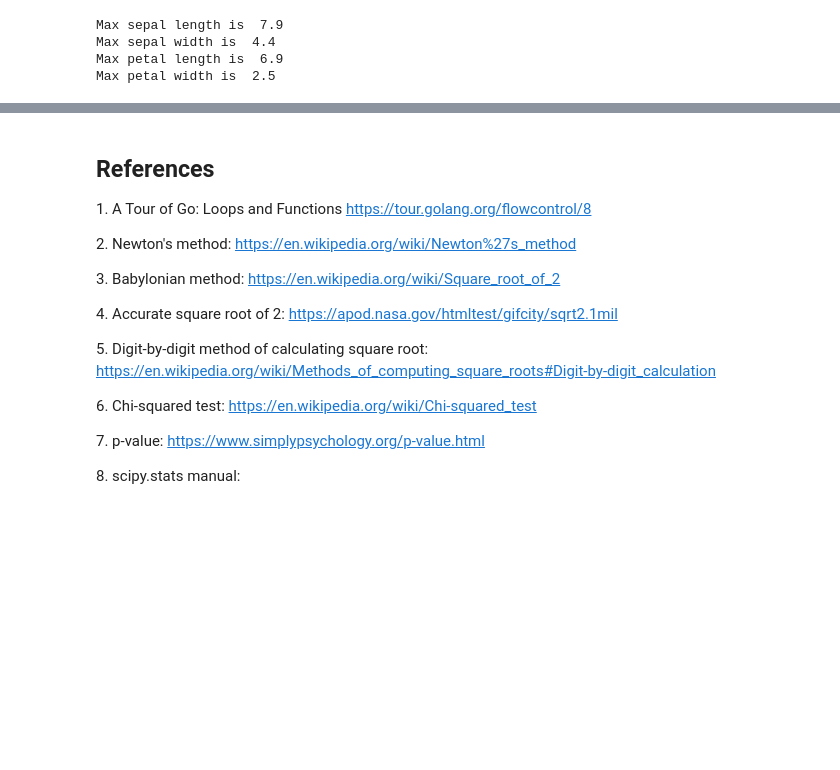
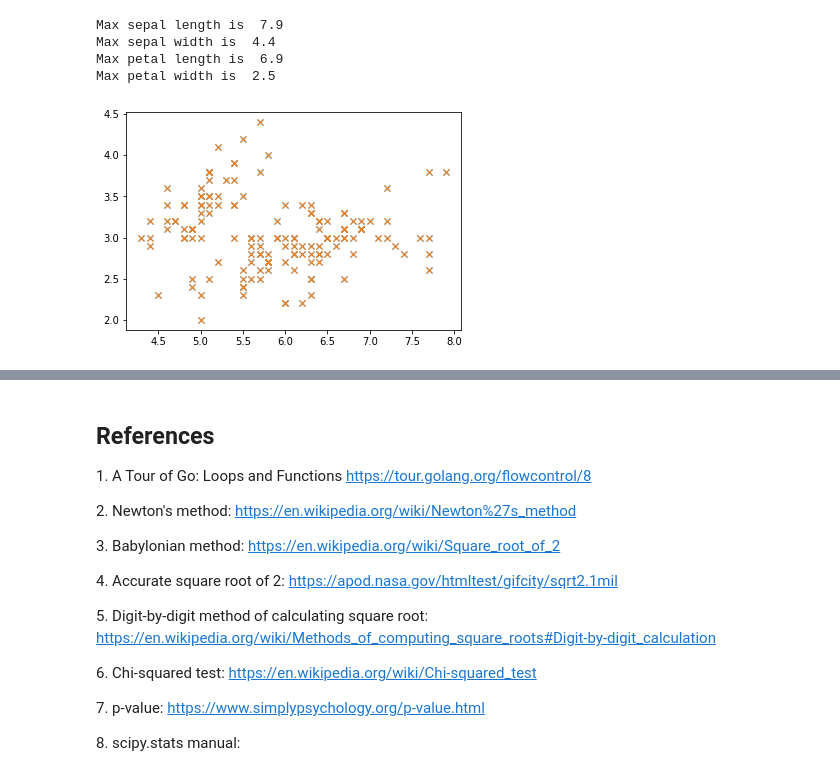
Before and after one commit to HFintan/MLS, a Jupyter notebook: Tasks.ipynb, the cells around one changed output, grey strips where cells are left out. Cells and saved outputs as stored; diff of their text form; code cells hidden in the pictures; blank space fills up the shorter version.

```diff
--- a/Tasks.ipynb
+++ b/Tasks.ipynb
@@ -806,3 +806,11 @@ Max sepal length is  7.9
 Max sepal width is  4.4
 Max petal length is  6.9
 Max petal width is  2.5
+# %%
+# Perform k-means fitting
+SLSW = np.array(Iris[['SepalLengthCm','SepalWidthCm']])
+#print(SLSW)
+plt.plot(SLSW[:,0], SLSW[:,1], 'x')
+plt.show()
+# %% [output]
+[figure, added]
```
Also changed, not shown: parts of 5 cells of this notebook.
